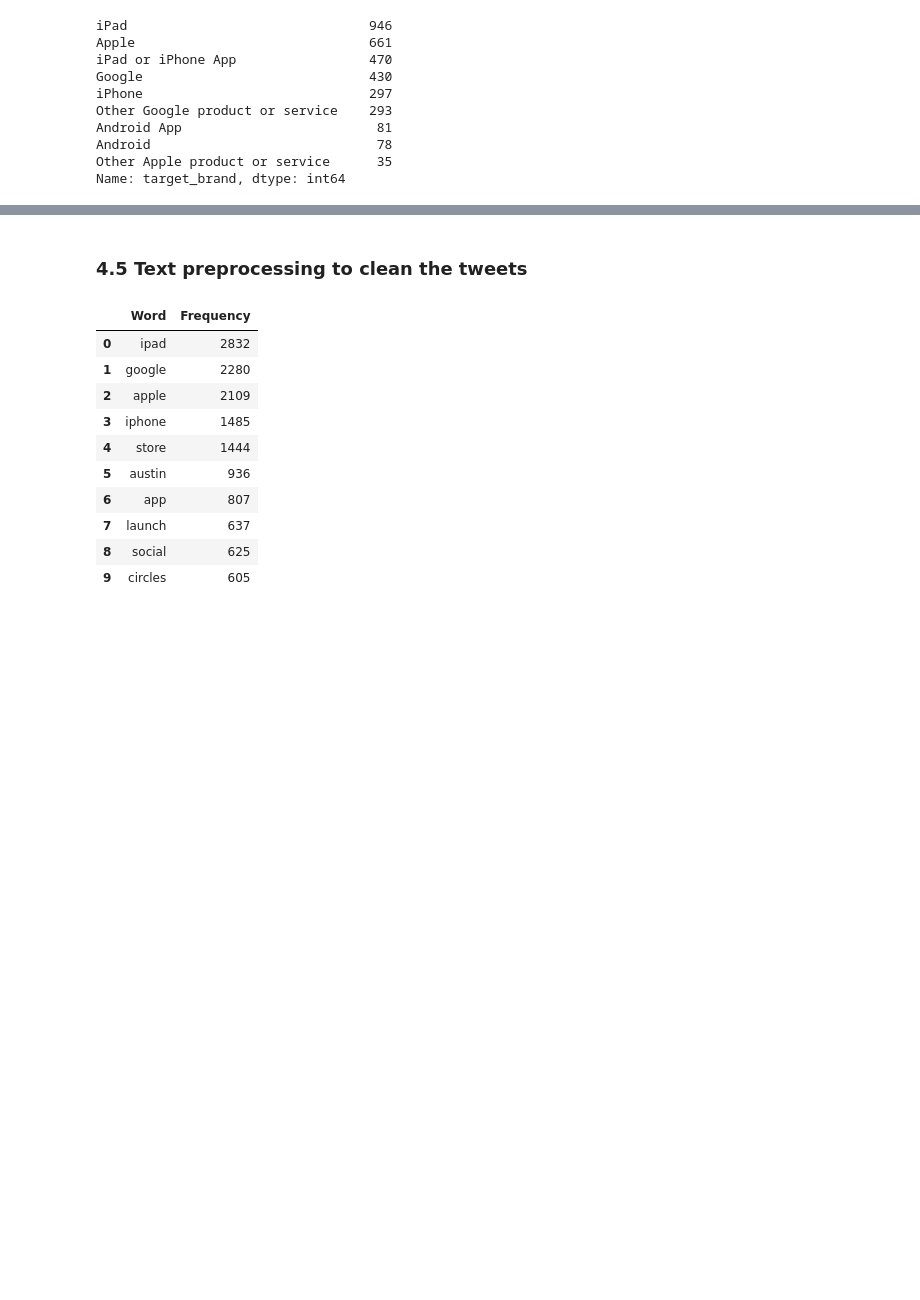
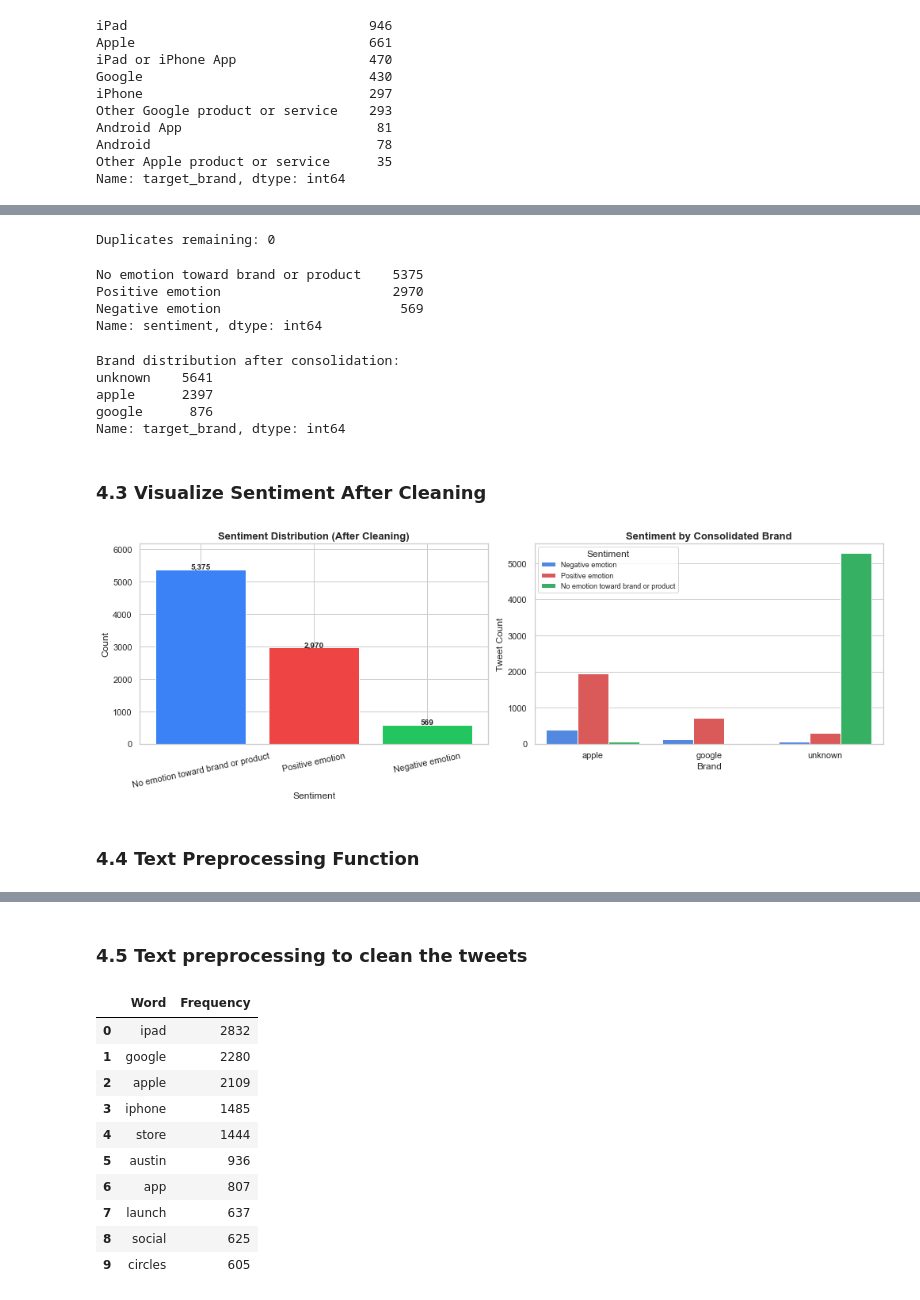
Before and after one commit to Dortts/Twitter_Sentiment_Project, a Jupyter notebook: Twitter_Sentiment_Analysis.ipynb, the cells around one changed output, grey strips where cells are left out. Saved outputs shown, nothing was run; the diff lists cells and outputs as text; code cells hidden in the pictures; blank space fills up the shorter version.

```diff
--- a/Twitter_Sentiment_Analysis.ipynb
+++ b/Twitter_Sentiment_Analysis.ipynb
@@ -521,0 +340,16 @@ Advanced machine learning NLP model (like TF-IDF paired with Logistic Regression
+# %%
+# Remove duplicates
+df = df.drop_duplicates()
+print(f"Duplicates remaining: {df.duplicated().sum()}")
+# %% [output]
+Duplicates remaining: 0
+# %%
+# Remove the ambiguous 'I can't tell' sentiment category
+df = df[df['sentiment'] != "I can't tell"].copy()
+print(df['sentiment'].value_counts())
+print()
+# %% [output]
+No emotion toward brand or product    5375
+Positive emotion                      2970
+Negative emotion                       569
+Name: sentiment, dtype: int64
@@ -521,0 +359,57 @@ Advanced machine learning NLP model (like TF-IDF paired with Logistic Regression
+# %%
+# Consolidate brand labels into Apple, Google, or unknown
+apple_brands = {'ipad', 'apple', 'iphone', 'ipad or iphone app', 'other apple product or service'}
+google_brands = {'google', 'other google product or service', 'android', 'android app'}
+
+def merge_brands(brand):
+    if pd.isna(brand):
+        return 'unknown'
+    brand = brand.strip().lower()
+    if brand in apple_brands:
+        return 'apple'
+    elif brand in google_brands:
+        return 'google'
+    else:
+        return 'unknown'
+
+df['target_brand'] = df['target_brand'].apply(merge_brands)
+print("Brand distribution after consolidation:")
+print(df['target_brand'].value_counts())
+# %% [output]
+Brand distribution after consolidation:
+unknown    5641
+apple      2397
+google      876
+Name: target_brand, dtype: int64
+# %% [markdown]
+### 4.3 Visualize Sentiment After Cleaning
+# %%
+fig, axes = plt.subplots(1, 2, figsize=(14, 5))
+
+# Sentiment distribution
+sentiment_counts = df['sentiment'].value_counts()
+colors = ['#3B82F6', '#EF4444', '#22C55E']
+bars = axes[0].bar(sentiment_counts.index, sentiment_counts.values, color=colors, edgecolor='white')
+axes[0].set_title('Sentiment Distribution (After Cleaning)', fontsize=13, fontweight='bold')
+axes[0].set_xlabel('Sentiment')
+axes[0].set_ylabel('Count')
+axes[0].tick_params(axis='x', rotation=12)
+for bar, val in zip(bars, sentiment_counts.values):
+    axes[0].text(bar.get_x() + bar.get_width()/2, bar.get_height() + 20,
+                 f'{val:,}', ha='center', fontsize=10, fontweight='bold')
+axes[0].set_ylim(0, sentiment_counts.max() * 1.15)
+
+# Brand distribution with sentiment hue
+sns.countplot(data=df, x='target_brand', hue='sentiment',
+              palette=['#3B82F6','#EF4444','#22C55E'], ax=axes[1])
+axes[1].set_title('Sentiment by Consolidated Brand', fontsize=13, fontweight='bold')
+axes[1].set_xlabel('Brand')
+axes[1].set_ylabel('Tweet Count')
+axes[1].legend(title='Sentiment', fontsize=9)
+
+plt.tight_layout()
+plt.show()
+# %% [output]
+[figure, added]
+# %% [markdown]
+### 4.4 Text Preprocessing Function
```
Also changed, not shown: parts of 77 cells of this notebook.
